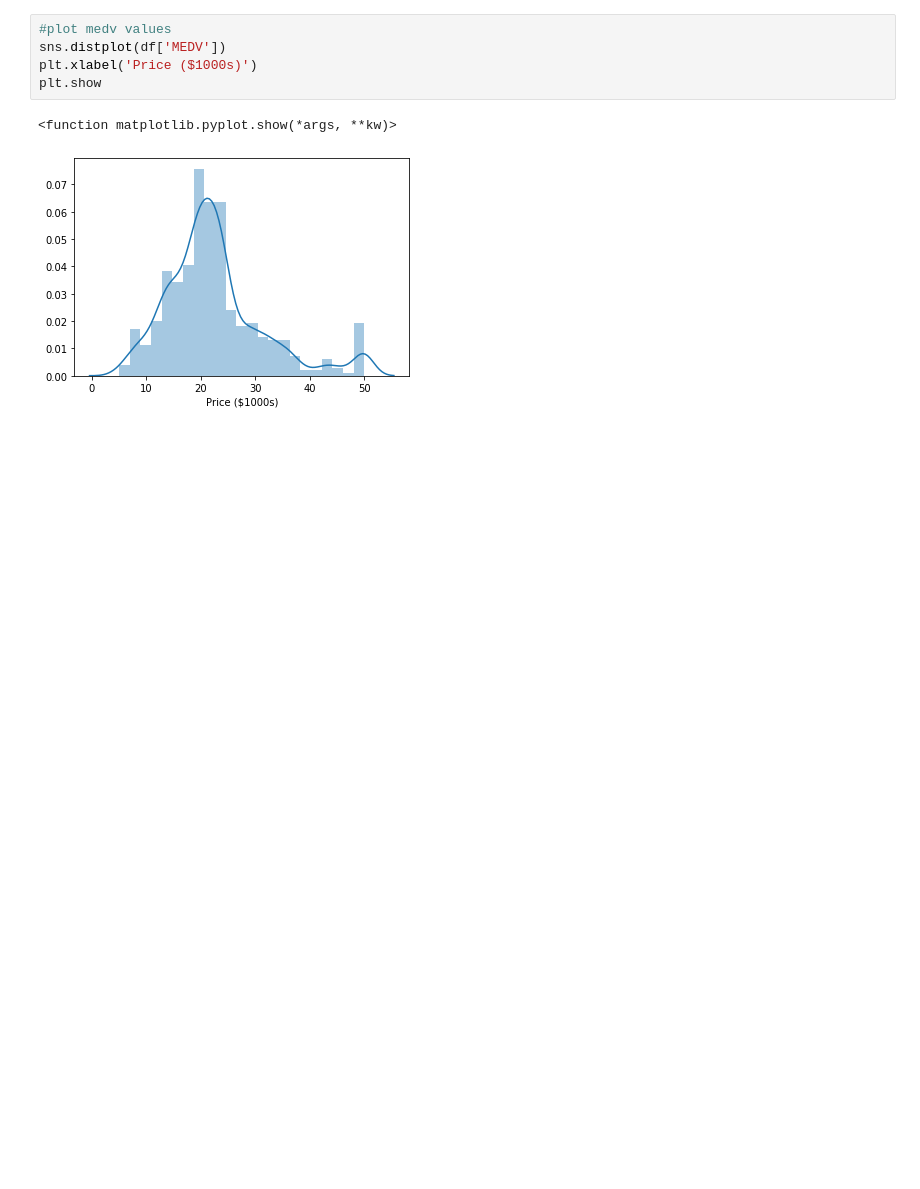
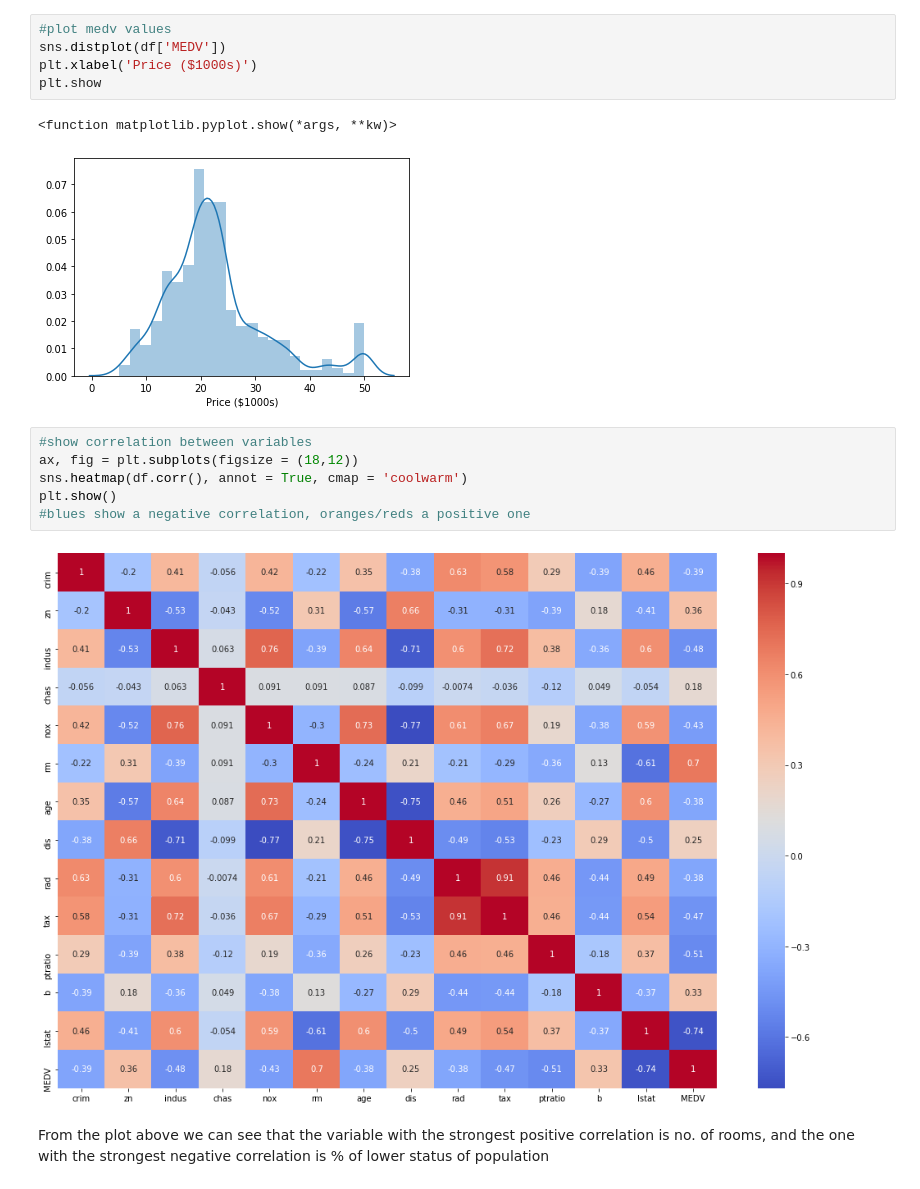
Before and after one commit to paulacduffy/machine-learning-assessment, a Jupyter notebook: The Boston Housing Dataset - An Analysis.ipynb, the cells around one changed output. Drawn from its saved outputs; the diff is of its cells as text; blank space fills up the shorter version.

Commit message:
Added heatmap for correlations

```diff
--- a/The Boston Housing Dataset - An Analysis.ipynb
+++ b/The Boston Housing Dataset - An Analysis.ipynb
@@ -120,3 +120,13 @@ plt.show
 # %% [output]
 <function matplotlib.pyplot.show(*args, **kw)>
 [figure]
+# %%
+#show correlation between variables
+ax, fig = plt.subplots(figsize = (18,12))
+sns.heatmap(df.corr(), annot = True, cmap = 'coolwarm')
+plt.show()
+#blues show a negative correlation, oranges/reds a positive one
+# %% [output]
+[figure, added]
+# %% [markdown]
+From the plot above we can see that the variable with the strongest positive correlation is no. of rooms, and the one with the strongest negative correlation is % of lower status of population
```
